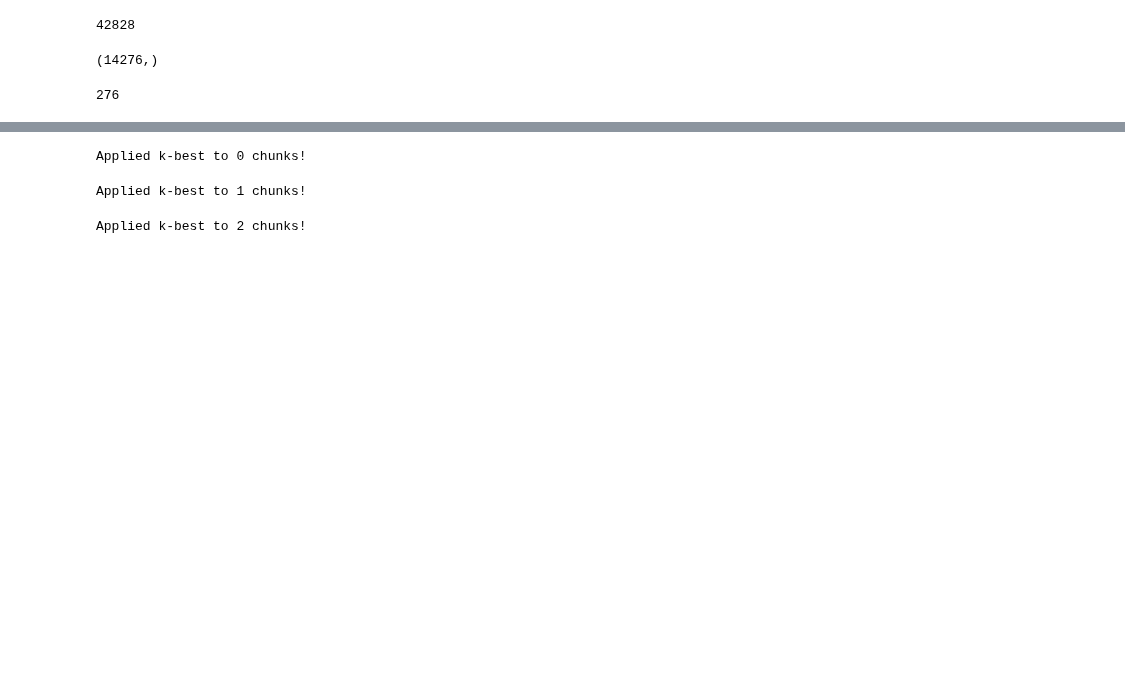
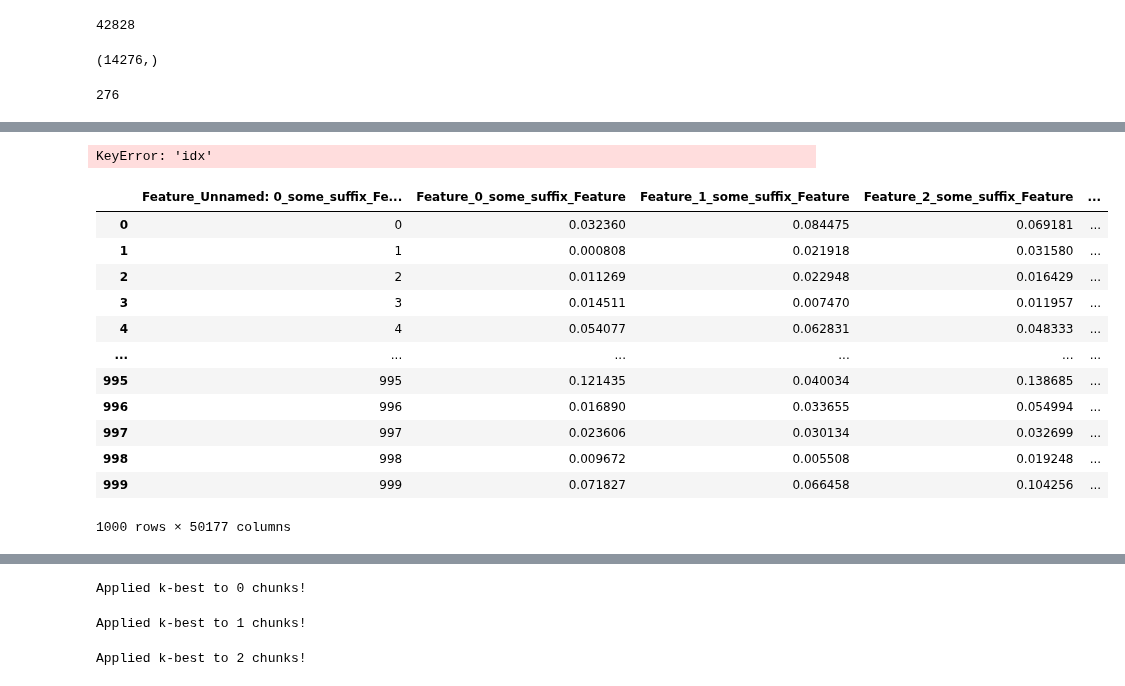
Before and after one commit to JNPauli/Emotional_Machines, a Jupyter notebook: data/Deep_Classification_Network.ipynb, the cells around one changed output, grey strips where cells are left out. Drawn from its saved outputs; the diff is of its cells as text; code cells hidden in the pictures; blank space fills up the shorter version.

```diff
--- a/data/Deep_Classification_Network.ipynb
+++ b/data/Deep_Classification_Network.ipynb
@@ -130,0 +151,30 @@ y_df = pd.DataFrame(y)
+# %%
+renamed_df = []
+val = 0
+for idx, col in enumerate(copy[0]):
+    col = ('Feature {idx}'.format(a=idx))
+    print(col)
+
+
+
+#for idx, col in enumerate(df):
+     #   renamed_df.append(df[col]+ {val}.format(val=val)
+    #renamed_df.append(df.add_suffix('Feature_{val}'.format(val=val)))
+# %% [output]
+KeyError: 'idx'
+# %%
+copy[0].add_prefix('Feature_')
+# %% [output]
+|  | Feature_Unnamed: 0_some_suffix_Fe... | Feature_0_some_suffix_Feature | Feature_1_some_suffix_Feature | Feature_2_some_suffix_Feature | ... |
+| 0 | 0 | 0.032360 | 0.084475 | 0.069181 | ... |
+| 1 | 1 | 0.000808 | 0.021918 | 0.031580 | ... |
+| 2 | 2 | 0.011269 | 0.022948 | 0.016429 | ... |
+| 3 | 3 | 0.014511 | 0.007470 | 0.011957 | ... |
+| 4 | 4 | 0.054077 | 0.062831 | 0.048333 | ... |
+| ... | ... | ... | ... | ... | ... |
+| 995 | 995 | 0.121435 | 0.040034 | 0.138685 | ... |
+| 996 | 996 | 0.016890 | 0.033655 | 0.054994 | ... |
+| 997 | 997 | 0.023606 | 0.030134 | 0.032699 | ... |
+| 998 | 998 | 0.009672 | 0.005508 | 0.019248 | ... |
+| 999 | 999 | 0.071827 | 0.066458 | 0.104256 | ... |
+1000 rows × 50177 columns
```
Also changed, not shown: parts of 8 cells of this notebook.
